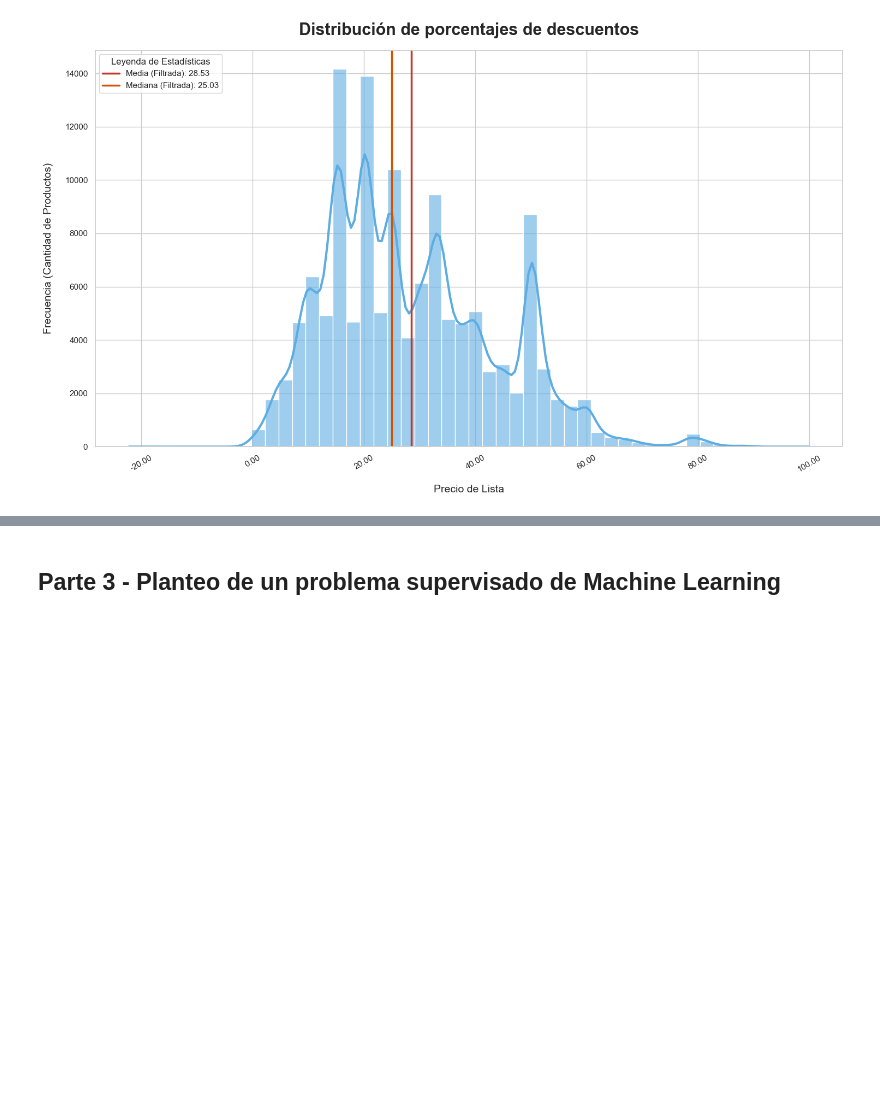
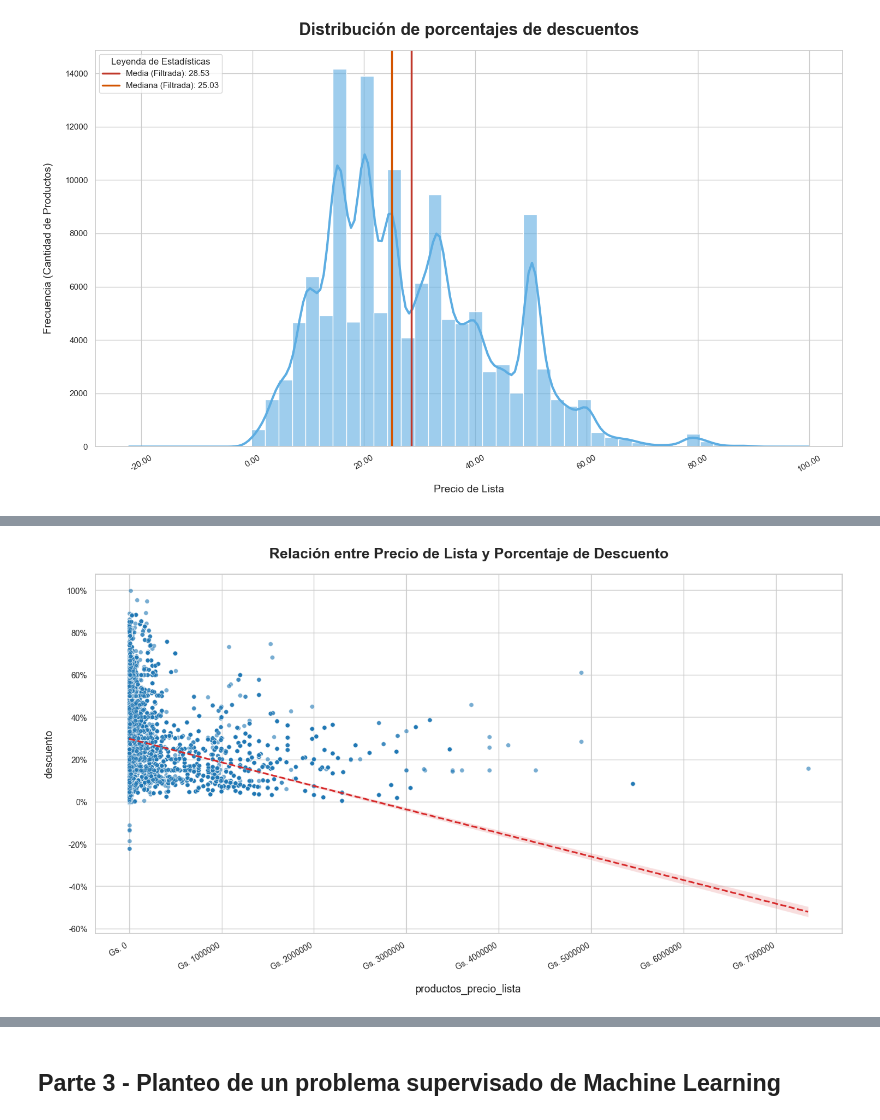
Before and after one commit to Nahuel-Otonelo/Analisis_de_datos, a Jupyter notebook: TP1_Analisis_de_datos.ipynb, the cells around one changed output, grey strips where cells are left out. Cells and saved outputs as stored; diff of their text form; code cells hidden in the pictures; blank space fills up the shorter version.

```diff
--- a/TP1_Analisis_de_datos.ipynb
+++ b/TP1_Analisis_de_datos.ipynb
@@ -803,0 +1265,72 @@ plt.show()
+# %%
+
+
+# 1. Definir las columnas para el scatter plot
+columna_precio = 'productos_precio_lista'
+columna_descuento = 'descuento'
+
+
+df_plot = df.dropna(subset=[columna_precio, columna_descuento]).copy()
+
+
+# 2. Establecer el estilo y el tamaño del gráfico
+sns.set_theme(style="whitegrid", palette="viridis") # Un palette agradable para los puntos
+plt.figure(figsize=(14, 8))
+
+# 3. Crear el scatter plot
+# Usamos scatterplot de seaborn, que permite más opciones que matplotlib.pyplot.scatter
+ax = sns.scatterplot(
+    data=df_plot,
+    x=columna_precio,
+    y=columna_descuento,
+    alpha=0.6,       # Transparencia para ver densidad de puntos
+    s=30,            # Tamaño de los puntos
+    color='#1f77b4', # Un color azul consistente (puedes cambiarlo o usar palette)
+    edgecolor='w',   # Borde blanco para los puntos
+    linewidth=0.5
+)
+
+# 4. Títulos y Etiquetas
+plt.title("Relación entre Precio de Lista y Porcentaje de Descuento", fontsize=18, pad=20, weight='bold')
+plt.xlabel("Precio de Lista", fontsize=13, labelpad=15)
+plt.ylabel("Porcentaje de Descuento", fontsize=13, labelpad=15)
+
+# 5. Formatear los ejes para mejor legibilidad
+# Formato de moneda para el eje X (Precio de Lista)
+# Puedes ajustar el símbolo y el formato según tus necesidades (ej: '$' o '€')
+price_formatter = mticker.FormatStrFormatter('Gs. %.0f') # Si los precios son enteros, '%.0f'
+ax.xaxis.set_major_formatter(price_formatter)
+
+# Formato de porcentaje para el eje Y (Descuento)
+discount_formatter = mticker.FuncFormatter(lambda y, _: '{:.0f}%'.format(y)) # Sin decimales si es 0-100
+ax.yaxis.set_major_formatter(discount_formatter)
+
+# Rotar etiquetas del eje X si es necesario (raro para precios, pero puede ser útil)
+plt.xticks(rotation=30, ha='right', fontsize=10)
+plt.yticks(fontsize=10)
+
+
+# 6. Añadir una línea de regresión (opcional pero muy útil para scatter plots)
+# Esto mostrará la tendencia lineal general entre las dos variables.
+sns.regplot(
+    data=df_plot,
+    x=columna_precio,
+    y=columna_descuento,
+    scatter=False, # No queremos que regplot dibuje los puntos de nuevo
+    color='#d62728', # Color para la línea de regresión
+    line_kws={'linewidth': 2, 'linestyle': '--'}
+)
+
+# 7. Añadir una pequeña leyenda para la línea de regresión (si se añadió)
+# Si el regplot no genera una leyenda automáticamente, puedes añadirla manualmente
+# ax.plot([], [], color='#d62728', linestyle='--', linewidth=2, label='Tendencia Lineal')
+# ax.legend(title='Tendencia', loc='upper left', fontsize=10)
+
+
+# 8. Ajustar el layout
+plt.tight_layout()
+
+# 9. Mostrar el gráfico
+plt.show()
+# %% [output]
+[figure, added]
```
Also changed, not shown: parts of 75 cells of this notebook, 1 other file.
